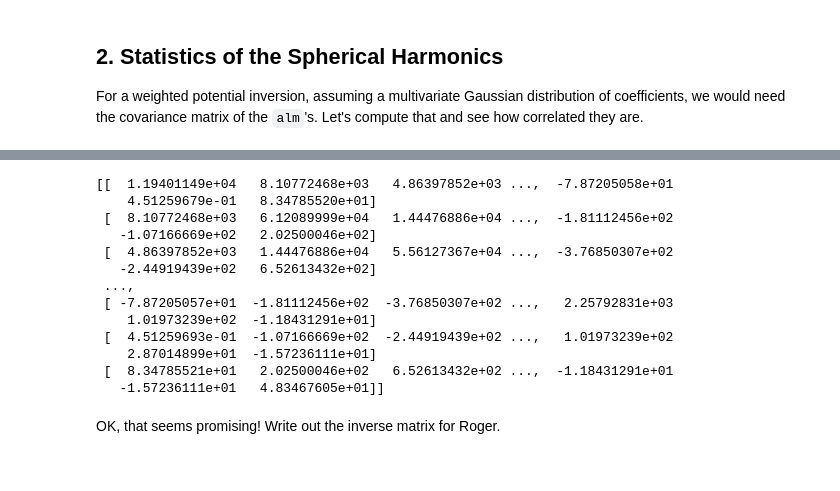
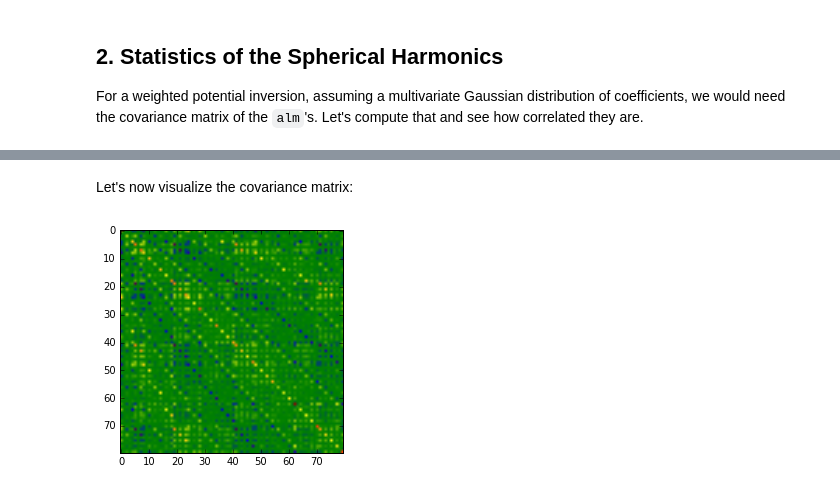
Before and after one commit to LaurencePeanuts/Music, a Jupyter notebook: Demos/PlanckSamples_Demo.ipynb, the cells around one changed output, grey strips where cells are left out. Drawn from its saved outputs; the diff is of its cells as text; code cells hidden in the pictures.

```diff
--- a/Demos/PlanckSamples_Demo.ipynb
+++ b/Demos/PlanckSamples_Demo.ipynb
@@ -357,21 +60,0 @@ Let's try using the edited mean and covariance matrix in a potential reconstruct
-# %%
-Ceinv = np.linalg.pinv(Ce)
-print Ceinv
-if np.isnan(Ceinv).any(): print "Matrix contains at least one NaN"
-if np.isinf(Ceinv).any(): print "Matrix contains at least one Inf"
-# %% [output]
-[[  1.19401149e+04   8.10772468e+03   4.86397852e+03 ...,  -7.87205058e+01
-    4.51259679e-01   8.34785520e+01]
- [  8.10772468e+03   6.12089999e+04   1.44476886e+04 ...,  -1.81112456e+02
-   -1.07166669e+02   2.02500046e+02]
- [  4.86397852e+03   1.44476886e+04   5.56127367e+04 ...,  -3.76850307e+02
-   -2.44919439e+02   6.52613432e+02]
- ...,
- [ -7.87205057e+01  -1.81112456e+02  -3.76850307e+02 ...,   2.25792831e+03
-    1.01973239e+02  -1.18431291e+01]
- [  4.51259693e-01  -1.07166669e+02  -2.44919439e+02 ...,   1.01973239e+02
-    2.87014899e+01  -1.57236111e+01]
- [  8.34785521e+01   2.02500046e+02   6.52613432e+02 ...,  -1.18431291e+01
-   -1.57236111e+01   4.83467605e+01]]
-# %% [markdown]
-OK, that seems promising! Write out the inverse matrix for Roger.
@@ -380,0 +61,16 @@ np.savetxt(inverse_covariance_edited_separated_file, Ceinv, fmt='%g', delimiter=
+# %%
+# Calculate C_yy from the 100 posterior sample Commander Planck CMB temperature maps
+#    or load the C_yy matrix if already calculated
+
+if not os.path.isfile('../data/covCyy_lmax%d.txt' % beatbox.Universe.truncated_lmax):
+    beatbox.You.read_Planck_samples()
+    beatbox.You.calculate_covariance_matrix(filename='lmax%d' % beatbox.Universe.truncated_lmax)
+else:
+    beatbox.You.load_covariance_matrix(filename='covCyy_lmax%d.txt' % beatbox.Universe.truncated_lmax)
+# %% [markdown]
+Let's now visualize the covariance matrix:
+# %%
+import matplotlib.pyplot as plt
+imgplot = plt.imshow(beatbox.You.C_yy)
+# %% [output]
+[figure, added]
```
Also changed, not shown: parts of 63 cells of this notebook, 6 other files.
